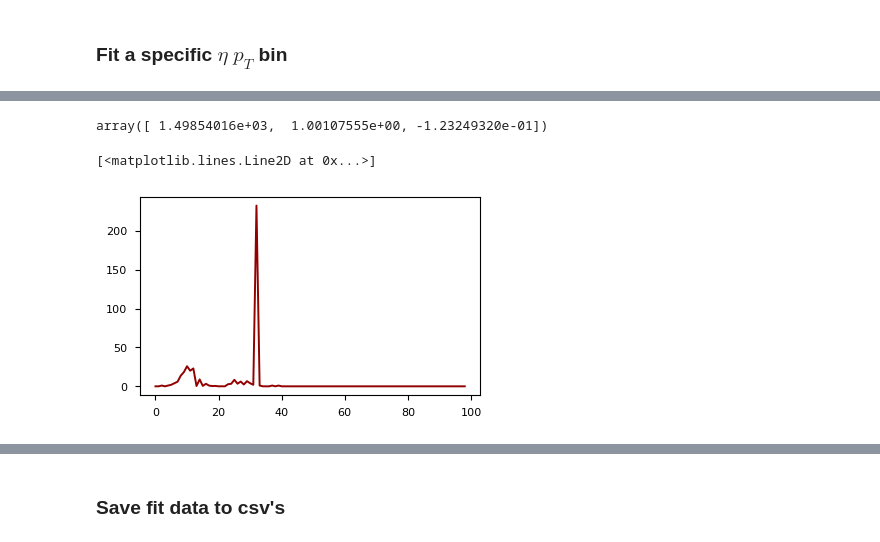
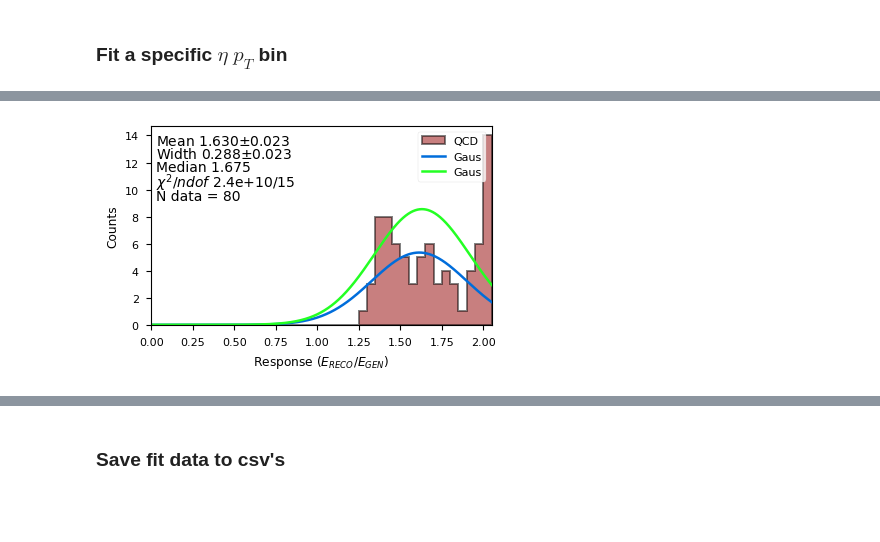
Before and after one commit to dsidirop1/JMECoffea, a Jupyter notebook: CoffeaJERC-Andris.ipynb, the cells around one changed output, grey strips where cells are left out. Saved outputs shown, nothing was run; the diff lists cells and outputs as text; code cells hidden in the pictures; blank space fills up the shorter version.

```diff
--- a/CoffeaJERC-Andris.ipynb
+++ b/CoffeaJERC-Andris.ipynb
@@ -807,0 +771,22 @@ array([0., 0., 0., 0., 0., 0., 0., 0., 0., 0., 0., 0., 0., 0., 0., 0., 0.,
+# %%
+
+mean = np.zeros((jetpt_length, jeteta_length))
+median = np.zeros((jetpt_length, jeteta_length))
+width = np.zeros((jetpt_length, jeteta_length))
+chi2s = np.zeros((jetpt_length, jeteta_length))
+meanvar = np.zeros((jetpt_length, jeteta_length))
+#     idx = []
+
+N_converge = 0
+N_not_converge = 0
+
+FitFigDir = 'fig/response_pt_eta'+samp+tag_full
+print("Images will be saved under ", FitFigDir)
+if not os.path.exists(FitFigDir):
+    os.mkdir(FitFigDir)
+plot_pt_edges = output['ptresponse'+samp].axis('ptresponse').edges()[0:42] ##Put plotting limits to the histogram
+hist_pt_edges = plot_pt_edges[1:-1]   #for plotting. To explude overflow from the plot
+plot_response_axis = hist.Bin("jeteta", r"Jet $\eta$", hist_pt_edges)
+
+xvals = output['ptresponse'+samp].axis('ptresponse').centers()[1:] #[1:] to exclude the second peak for low pt
+f_xvals = np.linspace(0,5,5001)
@@ -930,9 +855,0 @@ p1 = p
-# %%
-p
-# %% [output]
-array([ 1.49854016e+03,  1.00107555e+00, -1.23249320e-01])
-# %%
-plt.plot((yvals-ygaus)**2/(yvals+1E-9))
-# %% [output]
-[<matplotlib.lines.Line2D at 0x...>]
-[figure, removed]
@@ -940,0 +856,22 @@ plt.plot((yvals-ygaus)**2/(yvals+1E-9))
+# %%
+
+
+# h = np.max(histo.values()[('QCD',)][:-1]);
+# h = h if h!=0 else 0.05
+fig, ax2 = plt.subplots();
+hist.plot1d(histo, ax=ax2, overlay='dataset', overflow='all',
+            fill_opts={'alpha': .5, 'edgecolor': (0,0,0,0.3), 'linewidth': 1.4})
+ax2.plot(f_xvals, fgaus, label='Gaus',linewidth=1.8)
+ax2.plot(f_xvals, fgaus2, label='Gaus',linewidth=1.8)
+ax2.set_xlabel("Response ($E_{RECO}/E_{GEN}$)")
+ax2.set_xlim(plot_pt_edges[[0,-1]])
+h = ax2.get_ylim()[1]/1.05
+# ax2.set_ylim(0,h)
+plt.text(0.03,0.95*h,'Mean {0:0.3f}$\pm${1:0.3f}'.format(p2[1],np.sqrt(arr[1,1])))
+plt.text(0.03,0.88*h,'Width {0:0.3f}$\pm${1:0.3f}'.format(p2[2],np.sqrt(arr[2,2])))
+plt.text(0.03,0.81*h,'Median {0:0.3f}'.format(np.median(histvals)))
+plt.text(0.03,0.73*h,'$\chi^2/ndof$ {0:0.2g}/{1:0.0f}'.format(chi2, Ndof))
+plt.text(0.03,0.66*h,'N data = {0:0.3g}'.format(N))
+ax2.legend();
+# %% [output]
+[figure, added]
```
Also changed, not shown: parts of 45 cells of this notebook, 1 other file.
